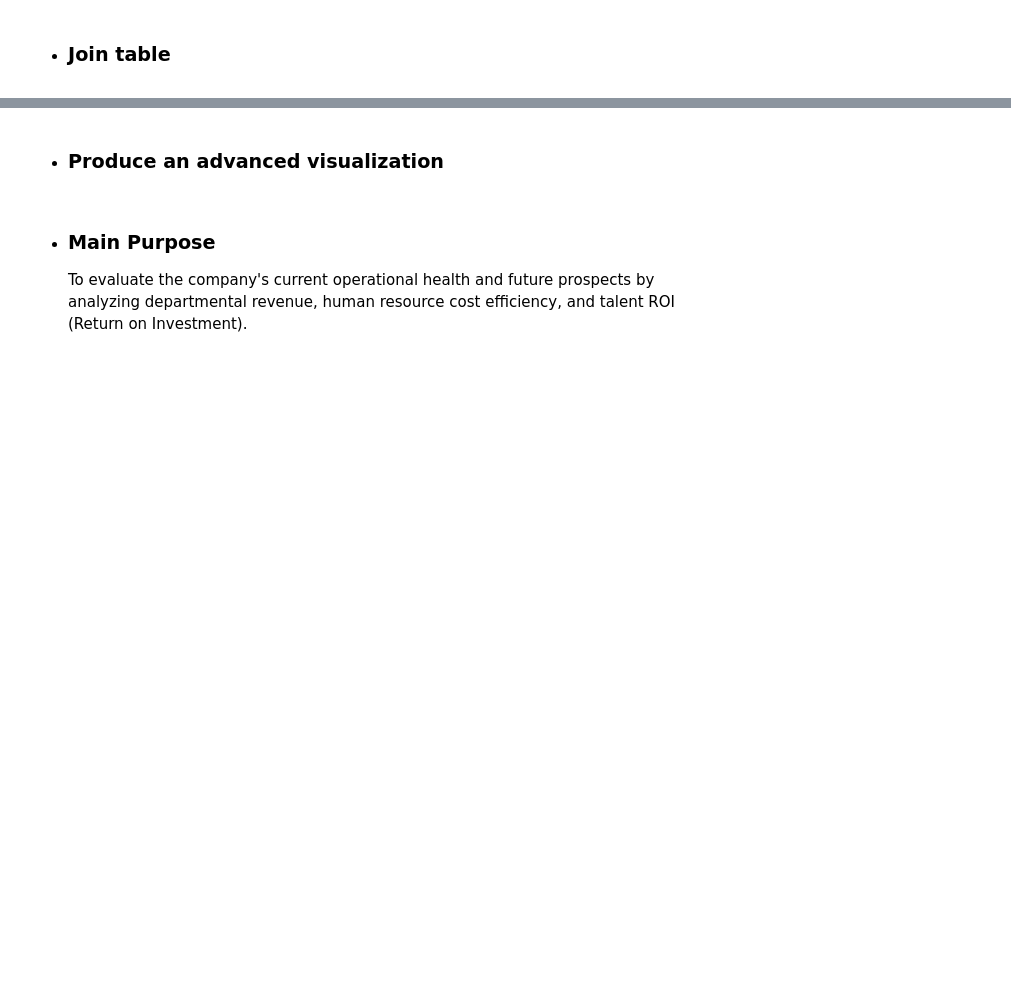
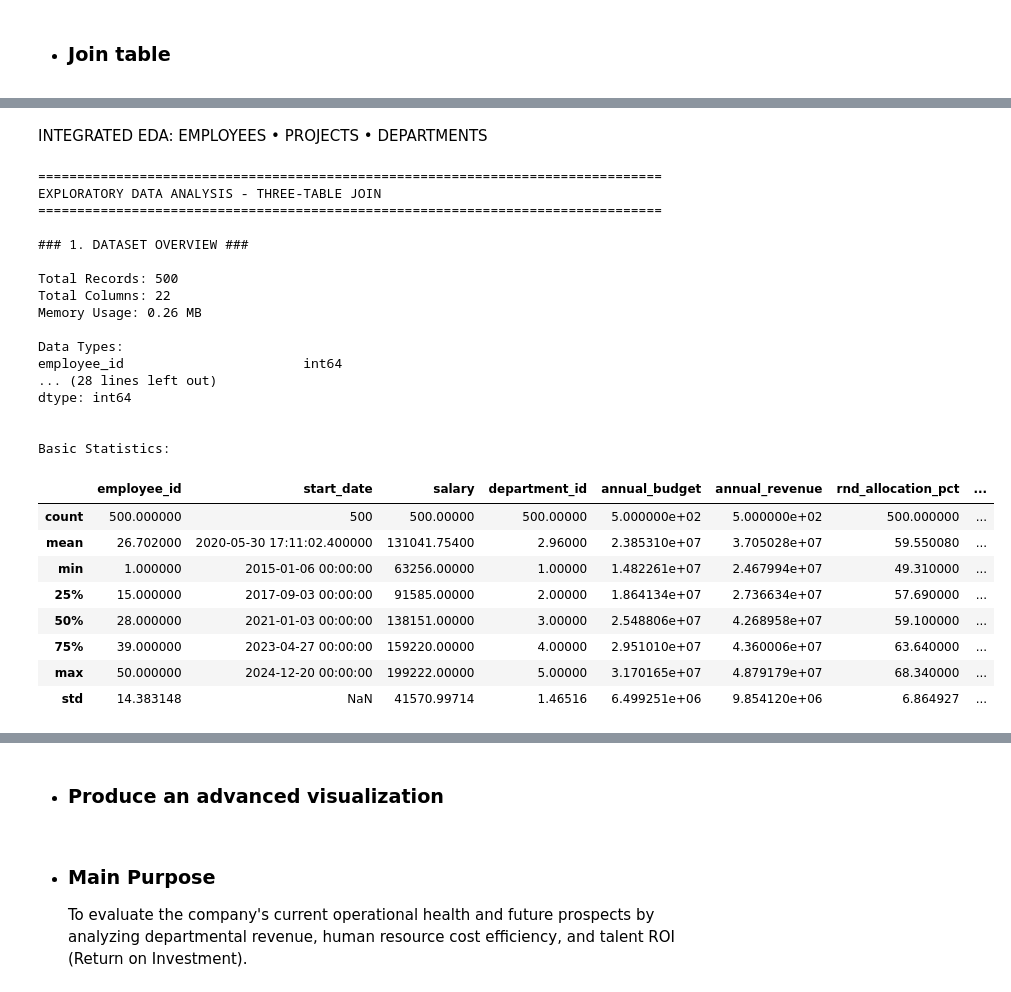
Before and after one commit to caatat741213/WranglingWorkshop, a Jupyter notebook: Lab3_DataAnalysis.ipynb, the cells around one changed output, grey strips where cells are left out. Drawn from its saved outputs; the diff is of its cells as text; code cells hidden in the pictures; blank space fills up the shorter version.

```diff
--- a/Lab3_DataAnalysis.ipynb
+++ b/Lab3_DataAnalysis.ipynb
@@ -750,0 +1526,64 @@ Data Integration Complete. Total Records: 50
+# %% [markdown]
+INTEGRATED EDA: EMPLOYEES • PROJECTS • DEPARTMENTS
+# %%
+import pandas as pd
+import numpy as np
+import matplotlib.pyplot as plt
+import seaborn as sns
+from sqlalchemy import create_engine
+
+# Set plotting style
+sns.set_theme(style="whitegrid")
+plt.rcParams['figure.figsize'] = (14, 6)
+
+# ============================================================================
+# SECTION 1: BASIC DATA OVERVIEW
+# ============================================================================
+print("="*80)
+print("EXPLORATORY DATA ANALYSIS - THREE-TABLE JOIN")
+print("="*80)
+
+print("\n### 1. DATASET OVERVIEW ###\n")
+print(f"Total Records: {len(df_final):,}")
+print(f"Total Columns: {len(df_final.columns)}")
+print(f"Memory Usage: {df_final.memory_usage(deep=True).sum() / 1024**2:.2f} MB\n")
+
+print("Data Types:")
+print(df_final.dtypes)
+
+print("\n\nMissing Values:")
+missing = df_final.isnull().sum()
+if missing.sum() > 0:
+    print(missing[missing > 0])
+else:
+    print("✓ No missing values!")
+
+print("\n\nBasic Statistics:")
+display(df_final.describe())
+# %% [output]
+================================================================================
+EXPLORATORY DATA ANALYSIS - THREE-TABLE JOIN
+================================================================================
+
+### 1. DATASET OVERVIEW ###
+
+Total Records: 500
+Total Columns: 22
+Memory Usage: 0.26 MB
+
+Data Types:
+employee_id                       int64
+... (28 lines left out)
+dtype: int64
+
+
+Basic Statistics:
+|  | employee_id | start_date | salary | department_id | annual_budget | annual_revenue | rnd_allocation_pct | ... |
+| count | 500.000000 | 500 | 500.00000 | 500.00000 | 5.000000e+02 | 5.000000e+02 | 500.000000 | ... |
+| mean | 26.702000 | 2020-05-30 17:11:02.400000 | 131041.75400 | 2.96000 | 2.385310e+07 | 3.705028e+07 | 59.550080 | ... |
+| min | 1.000000 | 2015-01-06 00:00:00 | 63256.00000 | 1.00000 | 1.482261e+07 | 2.467994e+07 | 49.310000 | ... |
+| 25% | 15.000000 | 2017-09-03 00:00:00 | 91585.00000 | 2.00000 | 1.864134e+07 | 2.736634e+07 | 57.690000 | ... |
+| 50% | 28.000000 | 2021-01-03 00:00:00 | 138151.00000 | 3.00000 | 2.548806e+07 | 4.268958e+07 | 59.100000 | ... |
+| 75% | 39.000000 | 2023-04-27 00:00:00 | 159220.00000 | 4.00000 | 2.951010e+07 | 4.360006e+07 | 63.640000 | ... |
+| max | 50.000000 | 2024-12-20 00:00:00 | 199222.00000 | 5.00000 | 3.170165e+07 | 4.879179e+07 | 68.340000 | ... |
+| std | 14.383148 | NaN | 41570.99714 | 1.46516 | 6.499251e+06 | 9.854120e+06 | 6.864927 | ... |
```
Also changed, not shown: parts of 20 cells of this notebook.
